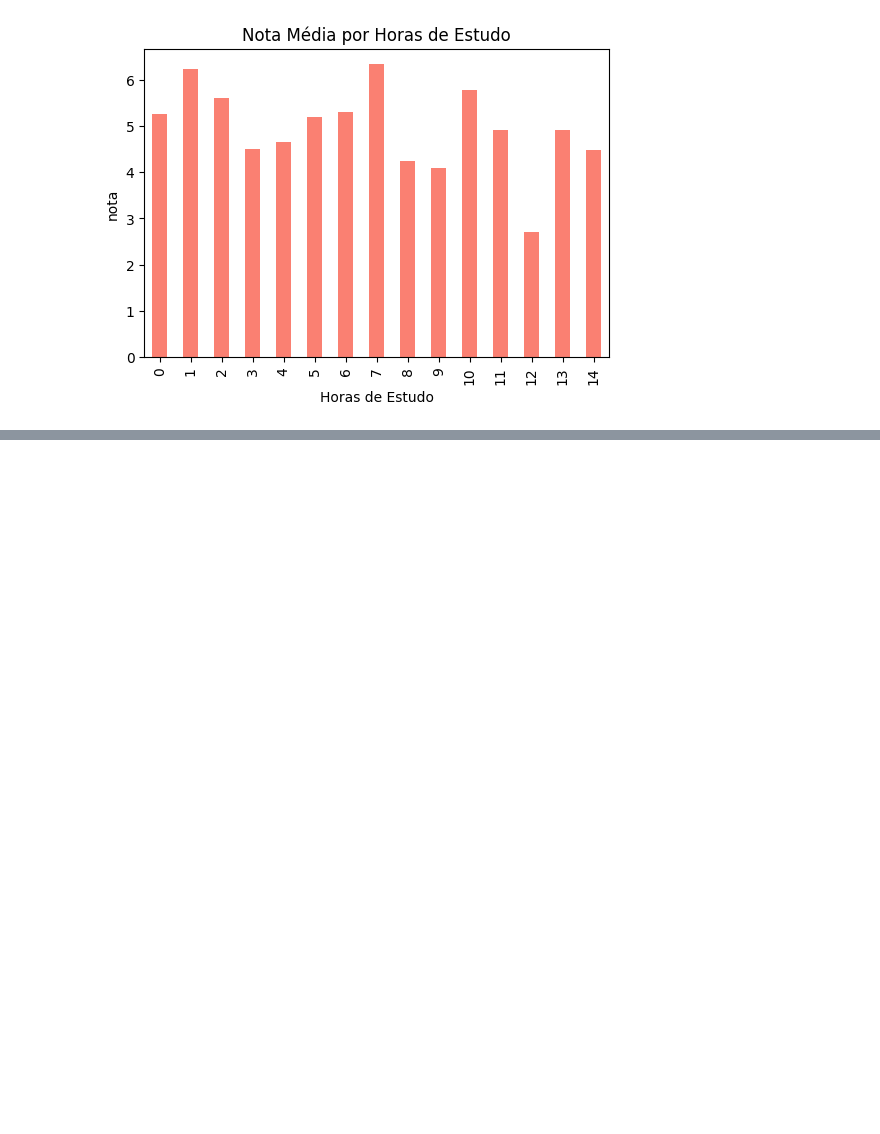
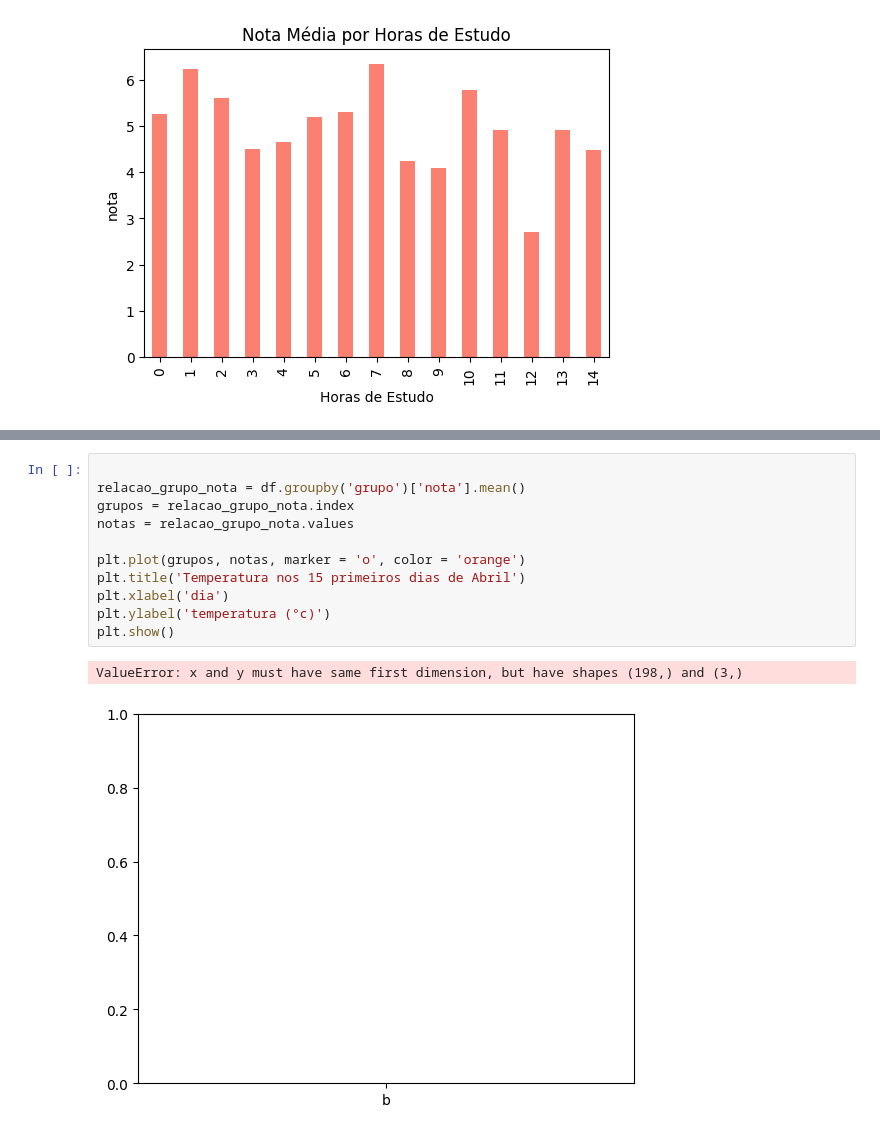
Before and after one commit to Nicolas14265/introducao, a Jupyter notebook: Tarefa.ipynb, the cells around one changed output, grey strips where cells are left out. Cells and saved outputs as stored; diff of their text form; blank space fills up the shorter version.

```diff
--- a/Tarefa.ipynb
+++ b/Tarefa.ipynb
@@ -41,0 +103,14 @@ plt.show()
+# %%
+
+relacao_grupo_nota = df.groupby('grupo')['nota'].mean()
+grupos = relacao_grupo_nota.index
+notas = relacao_grupo_nota.values
+
+plt.plot(grupos, notas, marker = 'o', color = 'orange')
+plt.title('Temperatura nos 15 primeiros dias de Abril')
+plt.xlabel('dia')
+plt.ylabel('temperatura (°c)')
+plt.show()
+# %% [output]
+ValueError: x and y must have same first dimension, but have shapes (198,) and (3,)
+[figure, added]
```
Also changed, not shown: parts of 12 cells of this notebook.
